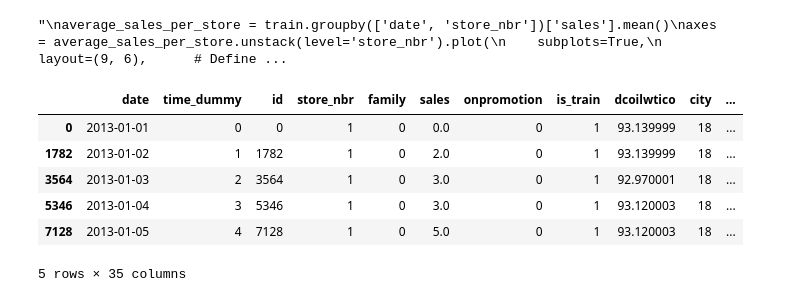
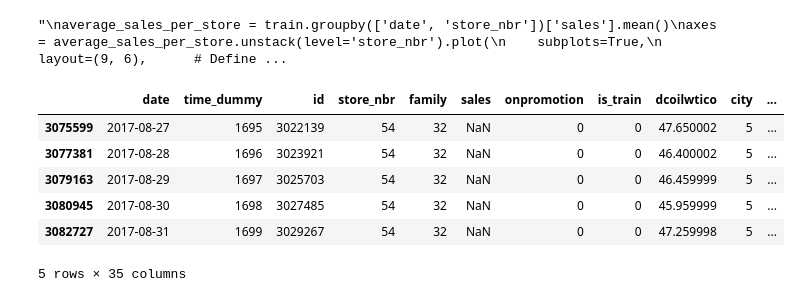
Before and after one commit to CArrudajoaopedro/Store_Sales_Kaggle, a Jupyter notebook: main.ipynb, the cells around one changed output. Saved outputs shown, nothing was run; the diff lists cells and outputs as text; code cells hidden in the pictures.

```diff
--- a/main.ipynb
+++ b/main.ipynb
@@ -8,7 +9,7 @@ from sklearn.preprocessing import LabelEncoder
 # %%
 # Lê os dados nos arquivos .csv
 dtype_train = {
-    'store_nbr': 'category',
+    'store_nbr': 'uint64',
     'family': 'category',
     'sales': 'float32',
     'onpromotion': 'uint64',
@@ -24,11 +25,11 @@ test = pd.read_csv(
     parse_dates=['date'],
 )
 dtype_store = {
-    'store_nbr': 'category',
+    'store_nbr': 'uint64',
     'city': 'category',
     'state': 'category',
     'type': 'category',
-    'class': 'category',
+    'cluster': 'uint64',
 }
 stores = pd.read_csv(
     'data/stores.csv',
@@ -54,8 +55,8 @@ holidays = pd.read_csv(
     parse_dates=['date'],
 )
 dtype_transaction = {
-    'store_nbr': 'category',
-    'transactrions': 'uint64',
+    'store_nbr': 'uint64',
+    'transactions': 'uint64',
 }
 transactions = pd.read_csv(
     'data/transactions.csv',
@@ -200,10 +197,10 @@ test_data = full_data[full_data['is_train'] == 0]
 # %%
-full_data.head()
+full_data.tail()
 # %% [output]
 |  | date | time_dummy | id | store_nbr | family | sales | onpromotion | is_train | dcoilwtico | city | ... |
-| 0 | 2013-01-01 | 0 | 0 | 1 | 0 | 0.0 | 0 | 1 | 93.139999 | 18 | ... |
-| 1782 | 2013-01-02 | 1 | 1782 | 1 | 0 | 2.0 | 0 | 1 | 93.139999 | 18 | ... |
-| 3564 | 2013-01-03 | 2 | 3564 | 1 | 0 | 3.0 | 0 | 1 | 92.970001 | 18 | ... |
-| 5346 | 2013-01-04 | 3 | 5346 | 1 | 0 | 3.0 | 0 | 1 | 93.120003 | 18 | ... |
-| 7128 | 2013-01-05 | 4 | 7128 | 1 | 0 | 5.0 | 0 | 1 | 93.120003 | 18 | ... |
+| 3075599 | 2017-08-27 | 1695 | 3022139 | 54 | 32 | NaN | 0 | 0 | 47.650002 | 5 | ... |
+| 3077381 | 2017-08-28 | 1696 | 3023921 | 54 | 32 | NaN | 0 | 0 | 46.400002 | 5 | ... |
+| 3079163 | 2017-08-29 | 1697 | 3025703 | 54 | 32 | NaN | 0 | 0 | 46.459999 | 5 | ... |
+| 3080945 | 2017-08-30 | 1698 | 3027485 | 54 | 32 | NaN | 0 | 0 | 45.959999 | 5 | ... |
+| 3082727 | 2017-08-31 | 1699 | 3029267 | 54 | 32 | NaN | 0 | 0 | 47.259998 | 5 | ... |
 5 rows × 35 columns
```
Also changed, not shown: parts of 7 cells of this notebook, 1 other file.
